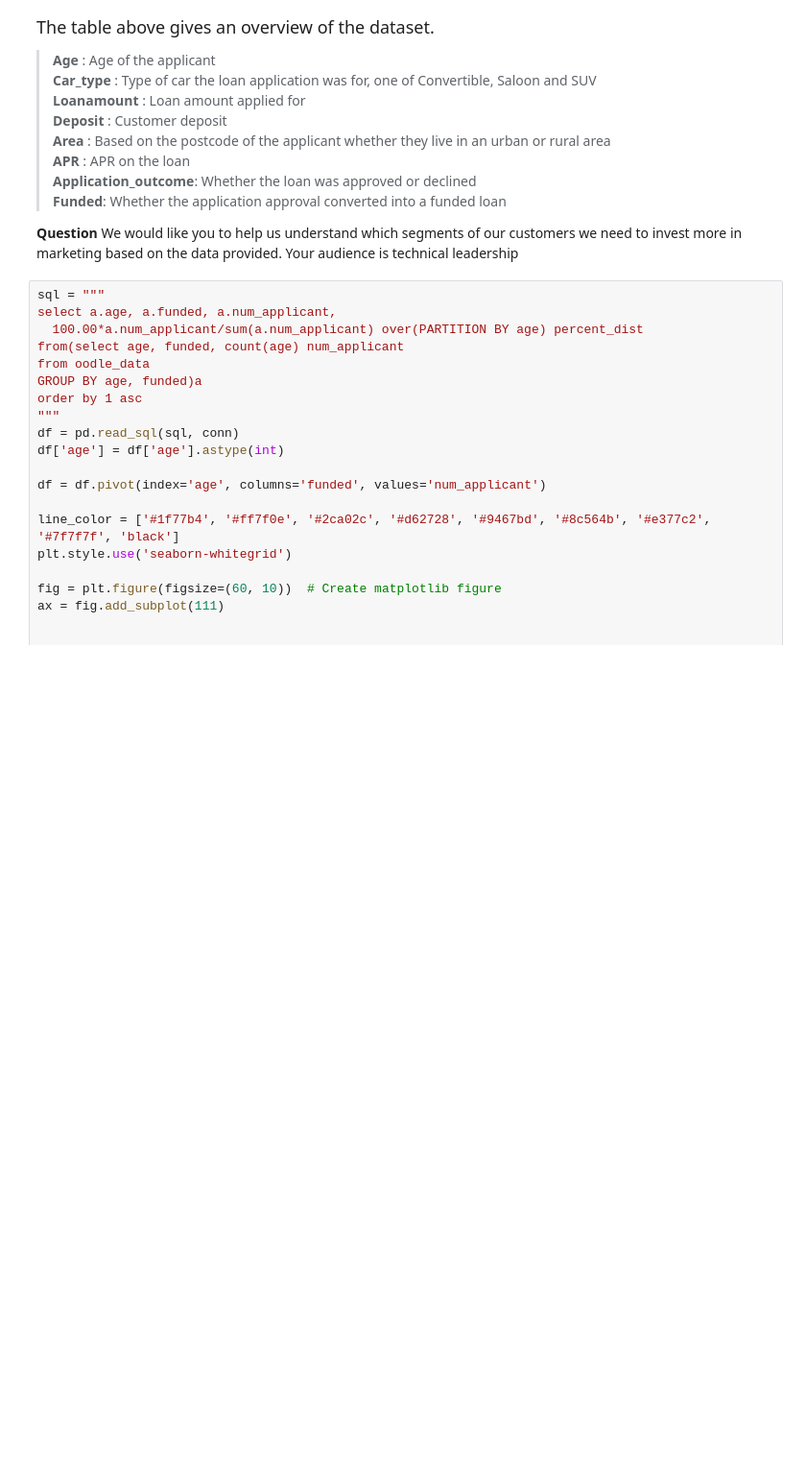
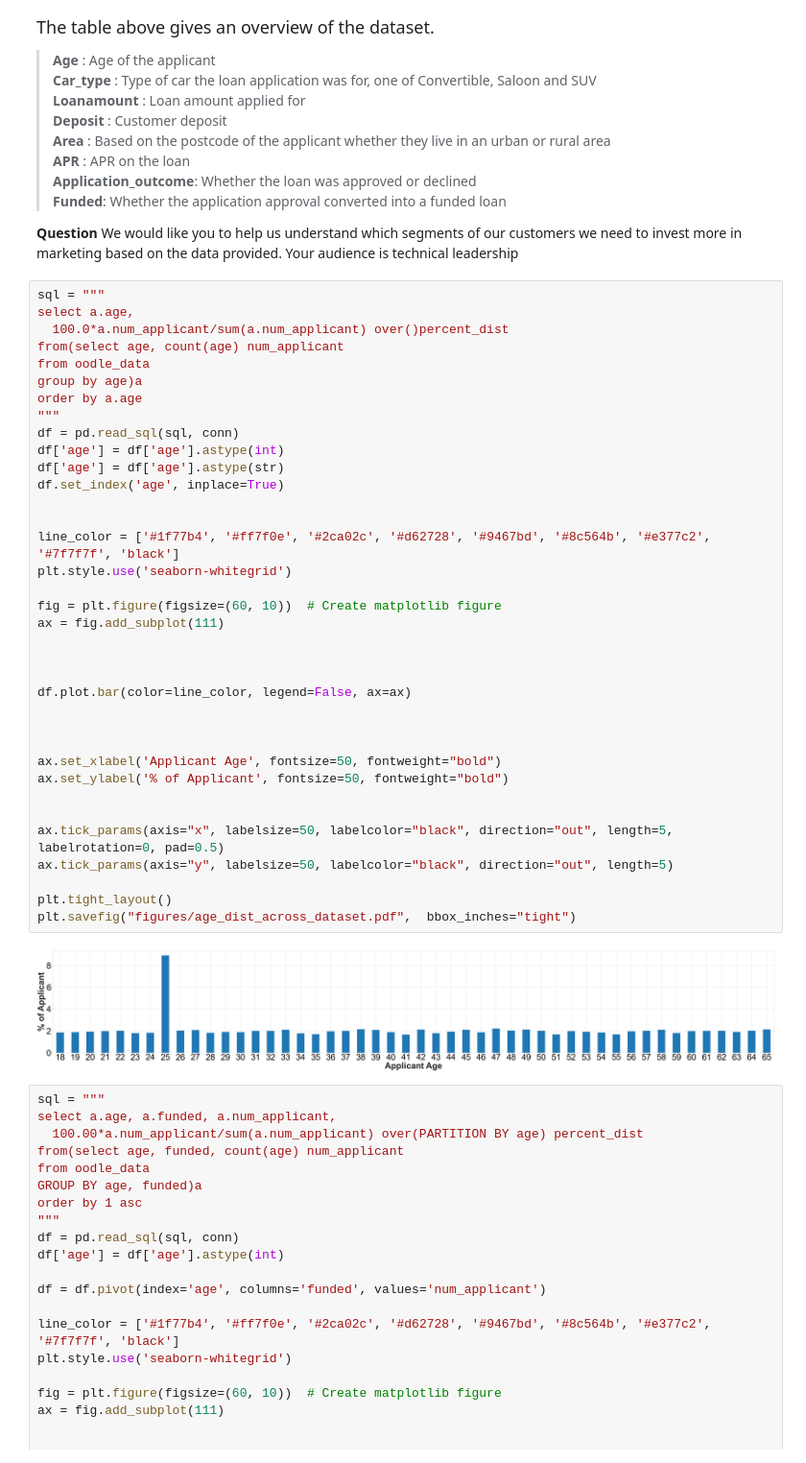
Before and after one commit to dibosiola/oodleAnalysis, a Jupyter notebook: oodleAnalysis.ipynb, the cells around one changed output. Shown at 96% size. Saved outputs shown, nothing was run; the diff lists cells and outputs as text; blank space fills up the shorter version.

```diff
--- a/oodleAnalysis.ipynb
+++ b/oodleAnalysis.ipynb
@@ -61,6 +61,44 @@ df.head(10)
 
 <b>Question</b> We would like you to help us understand which segments of our customers we need to invest
 more in marketing based on the data provided. Your audience is technical leadership</font>
+# %%
+sql = """
+select a.age,
+  100.0*a.num_applicant/sum(a.num_applicant) over()percent_dist
+from(select age, count(age) num_applicant
+from oodle_data
+group by age)a
+order by a.age
+"""
+df = pd.read_sql(sql, conn)
+df['age'] = df['age'].astype(int)
+df['age'] = df['age'].astype(str)
+df.set_index('age', inplace=True)
+
+
+line_color = ['#1f77b4', '#ff7f0e', '#2ca02c', '#d62728', '#9467bd', '#8c564b', '#e377c2', '#7f7f7f', 'black']
+plt.style.use('seaborn-whitegrid')
+
+fig = plt.figure(figsize=(60, 10))  # Create matplotlib figure
+ax = fig.add_subplot(111)
+
+
+
+df.plot.bar(color=line_color, legend=False, ax=ax)
+
+
+
+ax.set_xlabel('Applicant Age', fontsize=50, fontweight="bold")
+ax.set_ylabel('% of Applicant', fontsize=50, fontweight="bold")
+
+
+ax.tick_params(axis="x", labelsize=50, labelcolor="black", direction="out", length=5, labelrotation=0, pad=0.5)
+ax.tick_params(axis="y", labelsize=50, labelcolor="black", direction="out", length=5)
+
+plt.tight_layout()
+plt.savefig("figures/age_dist_across_dataset.pdf",  bbox_inches="tight")
+# %% [output]
+[figure, added]
 # %%
 sql = """
 select a.age, a.funded, a.num_applicant,
```
Also changed, not shown: parts of 9 cells of this notebook, 5 other files.
